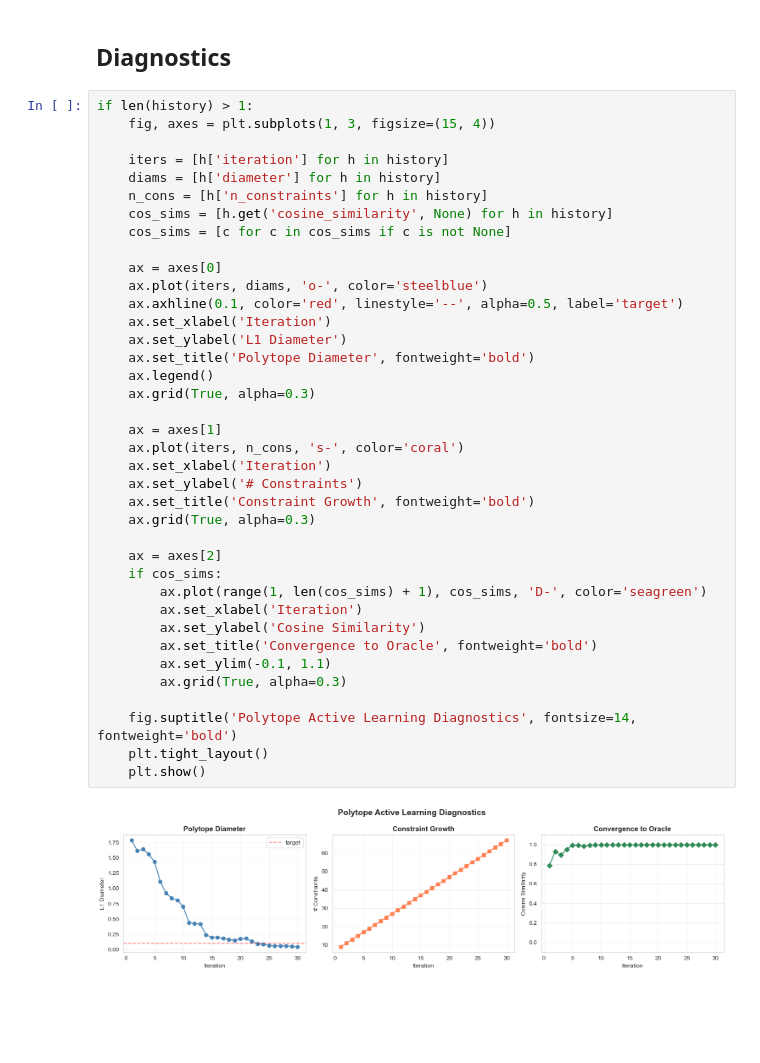
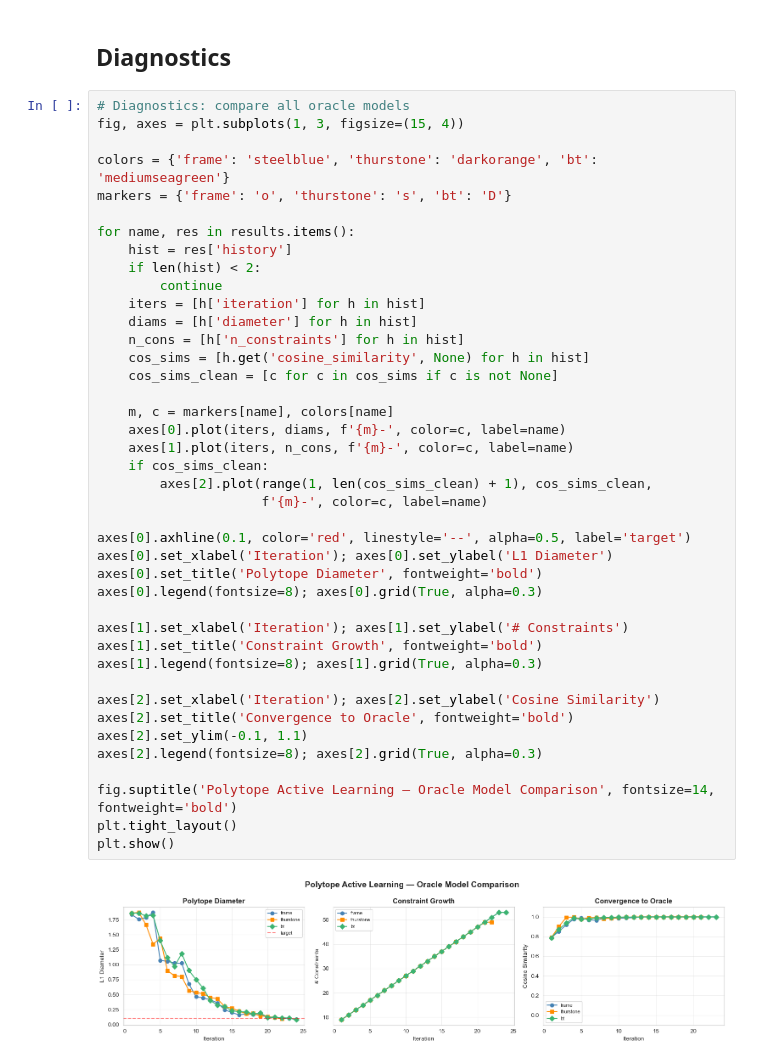
Before and after one commit to michelleeesi/topmodel, a Jupyter notebook: learning-algo/active_learning_polytope.ipynb, the cells around one changed output. Cells and saved outputs as stored; diff of their text form; blank space fills up the shorter version.

```diff
--- a/learning-algo/active_learning_polytope.ipynb
+++ b/learning-algo/active_learning_polytope.ipynb
@@ -748,43 +796,46 @@ L1 error: 0.0333
 # %% [markdown]
 ## Diagnostics
 # %%
-if len(history) > 1:
-    fig, axes = plt.subplots(1, 3, figsize=(15, 4))
+# Diagnostics: compare all oracle models
+fig, axes = plt.subplots(1, 3, figsize=(15, 4))
 
-    iters = [h['iteration'] for h in history]
-    diams = [h['diameter'] for h in history]
-    n_cons = [h['n_constraints'] for h in history]
-    cos_sims = [h.get('cosine_similarity', None) for h in history]
-    cos_sims = [c for c in cos_sims if c is not None]
+colors = {'frame': 'steelblue', 'thurstone': 'darkorange', 'bt': 'mediumseagreen'}
+markers = {'frame': 'o', 'thurstone': 's', 'bt': 'D'}
 
-    ax = axes[0]
-    ax.plot(iters, diams, 'o-', color='steelblue')
-    ax.axhline(0.1, color='red', linestyle='--', alpha=0.5, label='target')
-    ax.set_xlabel('Iteration')
-    ax.set_ylabel('L1 Diameter')
-    ax.set_title('Polytope Diameter', fontweight='bold')
-    ax.legend()
-    ax.grid(True, alpha=0.3)
+for name, res in results.items():
+    hist = res['history']
+    if len(hist) < 2:
+        continue
+    iters = [h['iteration'] for h in hist]
+    diams = [h['diameter'] for h in hist]
+    n_cons = [h['n_constraints'] for h in hist]
+    cos_sims = [h.get('cosine_similarity', None) for h in hist]
+    cos_sims_clean = [c for c in cos_sims if c is not None]
 
-    ax = axes[1]
-    ax.plot(iters, n_cons, 's-', color='coral')
-    ax.set_xlabel('Iteration')
-    ax.set_ylabel('# Constraints')
-    ax.set_title('Constraint Growth', fontweight='bold')
-    ax.grid(True, alpha=0.3)
+    m, c = markers[name], colors[name]
+    axes[0].plot(iters, diams, f'{m}-', color=c, label=name)
+    axes[1].plot(iters, n_cons, f'{m}-', color=c, label=name)
+    if cos_sims_clean:
+        axes[2].plot(range(1, len(cos_sims_clean) + 1), cos_sims_clean,
+                     f'{m}-', color=c, label=name)
 
-    ax = axes[2]
-    if cos_sims:
-        ax.plot(range(1, len(cos_sims) + 1), cos_sims, 'D-', color='seagreen')
-        ax.set_xlabel('Iteration')
-        ax.set_ylabel('Cosine Similarity')
-        ax.set_title('Convergence to Oracle', fontweight='bold')
-        ax.set_ylim(-0.1, 1.1)
-        ax.grid(True, alpha=0.3)
+axes[0].axhline(0.1, color='red', linestyle='--', alpha=0.5, label='target')
+axes[0].set_xlabel('Iteration'); axes[0].set_ylabel('L1 Diameter')
+axes[0].set_title('Polytope Diameter', fontweight='bold')
+axes[0].legend(fontsize=8); axes[0].grid(True, alpha=0.3)
 
-    fig.suptitle('Polytope Active Learning Diagnostics', fontsize=14, fontweight='bold')
-    plt.tight_layout()
-    plt.show()
+axes[1].set_xlabel('Iteration'); axes[1].set_ylabel('# Constraints')
+axes[1].set_title('Constraint Growth', fontweight='bold')
+axes[1].legend(fontsize=8); axes[1].grid(True, alpha=0.3)
+
+axes[2].set_xlabel('Iteration'); axes[2].set_ylabel('Cosine Similarity')
+axes[2].set_title('Convergence to Oracle', fontweight='bold')
+axes[2].set_ylim(-0.1, 1.1)
+axes[2].legend(fontsize=8); axes[2].grid(True, alpha=0.3)
+
+fig.suptitle('Polytope Active Learning — Oracle Model Comparison', fontsize=14, fontweight='bold')
+plt.tight_layout()
+plt.show()
 # %% [output]
-[figure, old version]
+[figure, new version]
 # %%
```
Also changed, not shown: parts of 21 cells of this notebook, 5 other files.
